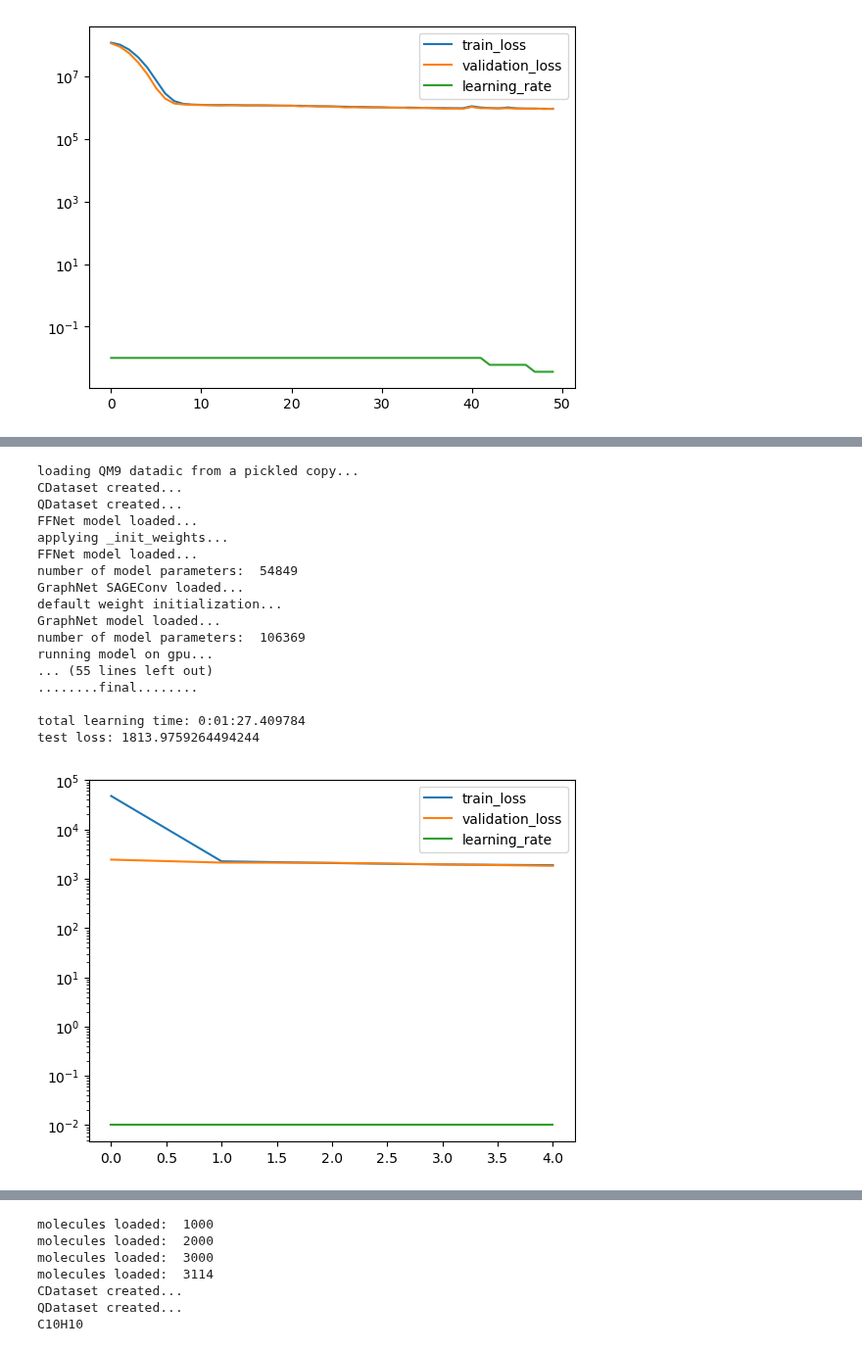
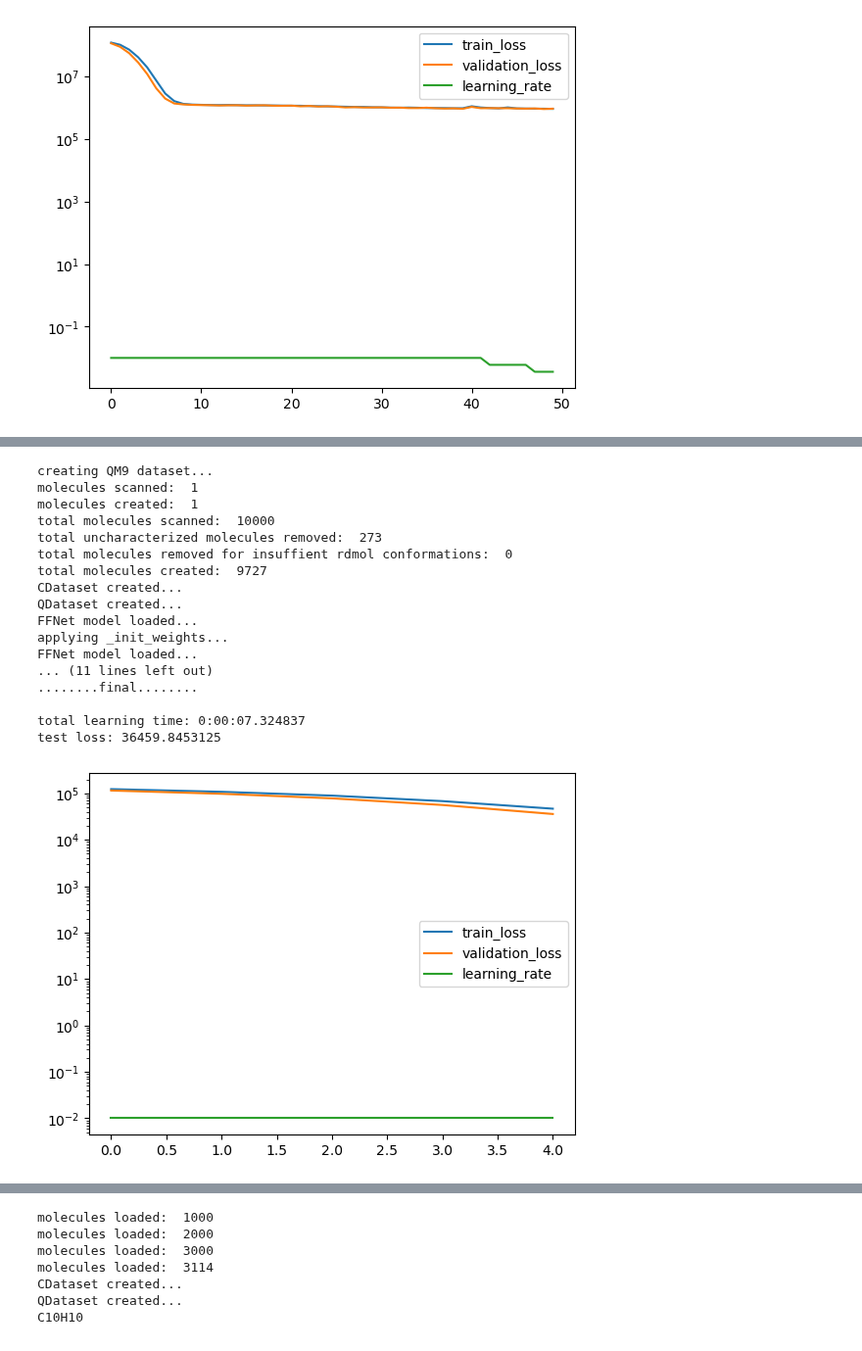
Before and after one commit to icanswim/qchem, a Jupyter notebook: experiment.ipynb, the cells around one changed output, grey strips where cells are left out. Shown at 98% size. Cells and saved outputs as stored; diff of their text form; code cells hidden in the pictures.

```diff
--- a/experiment.ipynb
+++ b/experiment.ipynb
@@ -781,7 +802,7 @@ ds_param = {'train_param': {'input_dict': {'x': [
                                             },
                               #'filter_on': ('n_atoms','>','8'),
                               'n': 10000, #non-random subset for testing,
-                              'use_pickle': 'qm9_10', #use pickle if exists otherwise create
+                              #'use_pickle': 'qm9_10', #use pickle if exists otherwise create
                               'n_conformers': 10,
                               'dict2data': True}}
 
@@ -809,44 +830,44 @@ model_param = {'in_channels': 3+16+16,
 metrics_param = {'report_interval': 30,
                  'log_plot': True,
                  'min_lr': .0013}  #early stopping
 
 opt_param = {'lr': 0.01}
 
 crit_param = {'reduction': 'sum'}
 
 sample_param = {'set_seed': 88,
                 'splits': (.7, .15)}
 
 sched_param = {'factor': .6,
                'patience': 3,
                'cooldown': 3}
 
 
 l = Learn([QM9], GraphNet, Selector,
           Optimizer=Adam, Scheduler=ReduceLROnPlateau, Criterion=MSELoss, DataLoader=DataLoader,
           model_param=model_param, ds_param=ds_param, sample_param=sample_param,
           opt_param=opt_param, sched_param=sched_param, crit_param=crit_param,
           metrics_param=metrics_param,
           batch_size=256, epochs=5, save_model=False, load_model=None)
 # %% [output]
-loading QM9 datadic from a pickled copy...
+creating QM9 dataset...
+molecules scanned:  1
+molecules created:  1
+total molecules scanned:  10000
+total uncharacterized molecules removed:  273
+total molecules removed for insuffient rdmol conformations:  0
+total molecules created:  9727
 CDataset created...
 QDataset created...
 FFNet model loaded...
 applying _init_weights...
 FFNet model loaded...
-number of model parameters:  54849
-GraphNet SAGEConv loaded...
-default weight initialization...
-GraphNet model loaded...
-number of model parameters:  106369
-running model on gpu...
-... (55 lines left out)
+... (11 lines left out)
 ........final........
 
-total learning time: 0:01:27.409784
-test loss: 1813.9759264494244
+total learning time: 0:00:07.324837
+test loss: 36459.8453125
-[figure, old version]
+[figure, new version]
 # %%
 # PyG dataset wrapper (PGDS) with qchem model (GraphNetVariationalEncoder)
 # graph variational autoencoder WITHOUT adversarial regulation and GCNConv encoder
```
Also changed, not shown: parts of 14 cells of this notebook, 2 other files.
